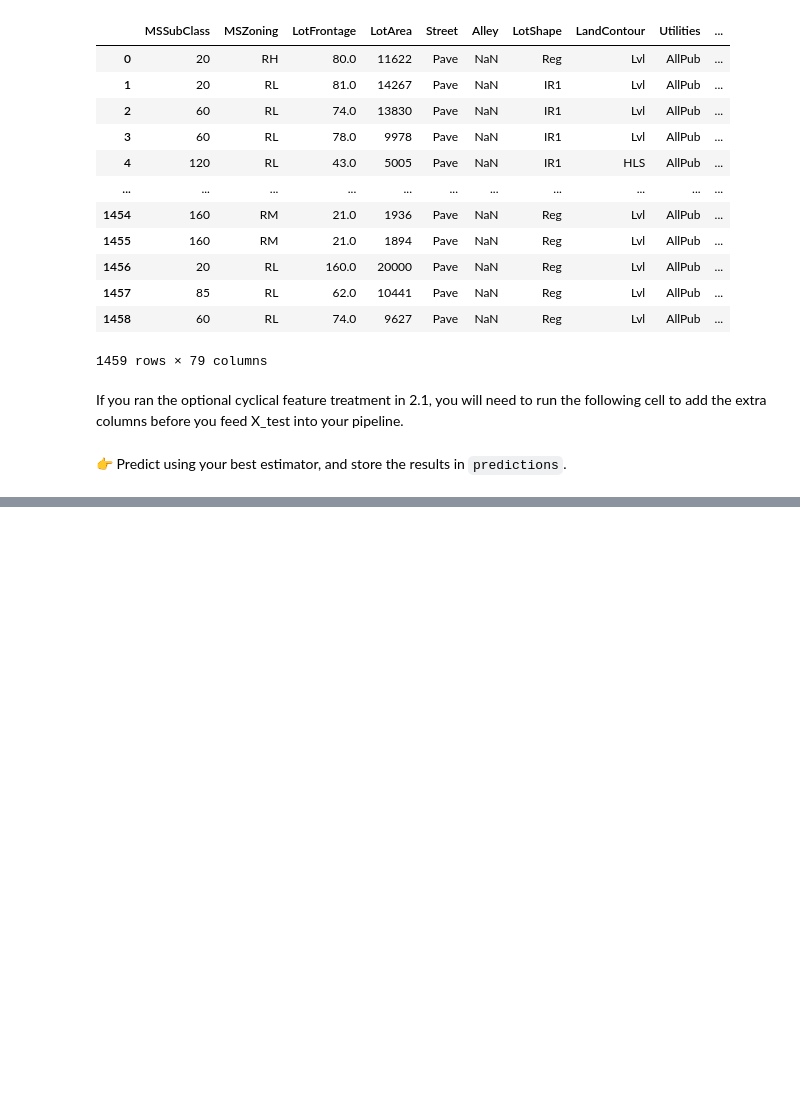
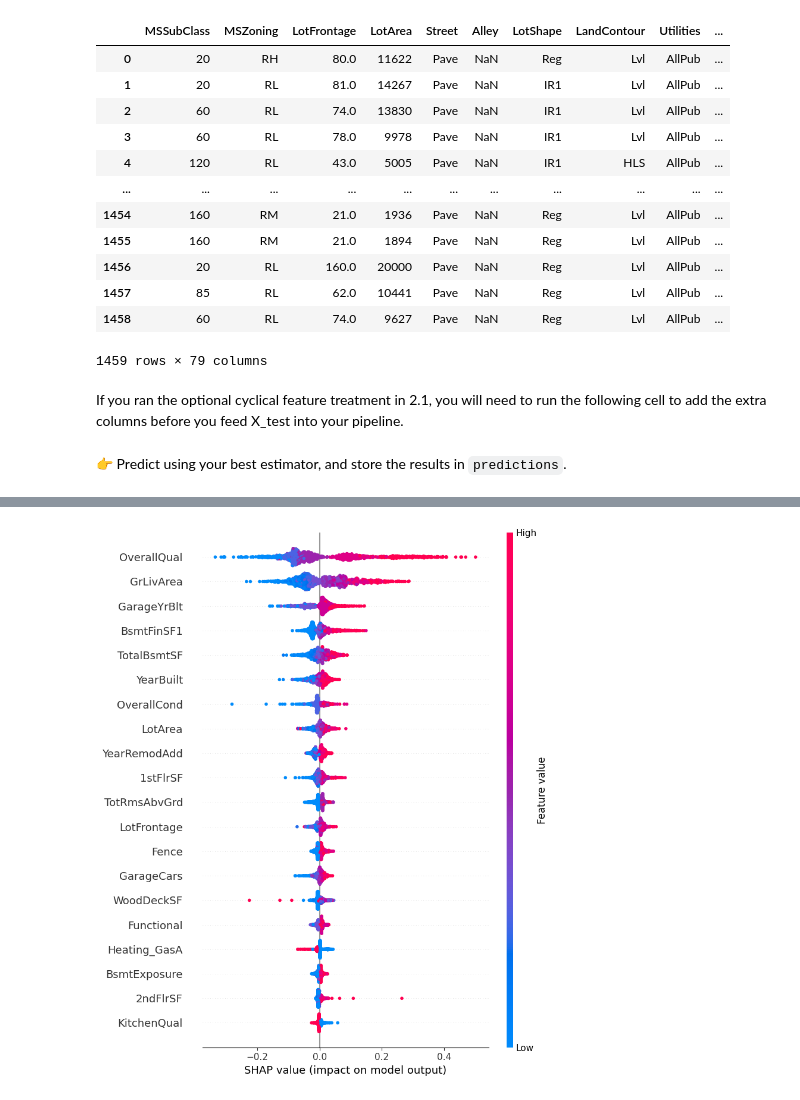
Before and after one commit to Gechen989898/HousePricePrediction, a Jupyter notebook: notebooks/house_price_prediction.ipynb, the cells around one changed output, grey strips where cells are left out. Drawn from its saved outputs; the diff is of its cells as text; code cells hidden in the pictures; blank space fills up the shorter version.

```diff
--- a/notebooks/house_price_prediction.ipynb
+++ b/notebooks/house_price_prediction.ipynb
@@ -1016,0 +1058,20 @@ results.to_csv("/Users/gechen/Projects/HousePricePrediction/data/prediction_fina
+# %%
+# Get all the feature name
+all_feature_names = preproc_transformer.get_feature_names_out()
+# get the portion of SelectPercentile save it to  mask
+mask = preproc_selector.get_support()
+# Get the the final feature name
+feature_names = all_feature_names[mask]
+
+clean_names = [i.split("__")[1] for i in feature_names]
+# %%
+explainer = shap.Explainer(model_xgb_early_stopping, X_train_preproc)
+shap_values = explainer(X_train_preproc)
+
+shap.summary_plot(
+    shap_values,
+    X_train_preproc,
+    feature_names=clean_names
+)
+# %% [output]
+[figure, added]
```
Also changed, not shown: parts of 49 cells of this notebook, 5 other files.
